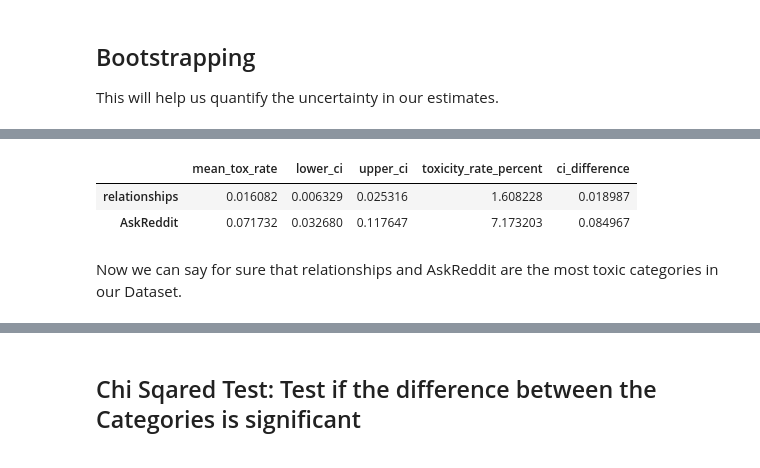
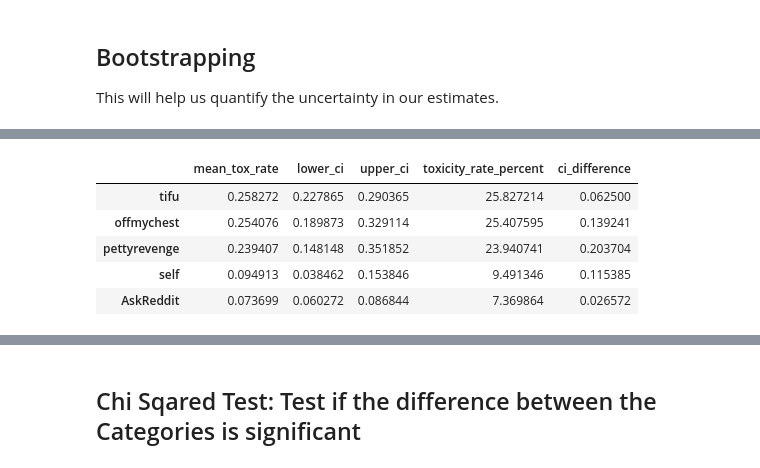
Before and after one commit to sinajaprlja/toxicity_analysis, a Jupyter notebook: src/analysis.ipynb, the cells around one changed output, grey strips where cells are left out. Drawn from its saved outputs; the diff is of its cells as text; code cells hidden in the pictures.

```diff
--- a/src/analysis.ipynb
+++ b/src/analysis.ipynb
@@ -203,6 +214,7 @@ toxic_categories = toxic_categories[toxic_categories > 0].index
 bootstrapped_results_toxic = bootstrap_toxicity(toxicity_analysis_df, toxic_categories)
 bootstrapped_results_toxic['toxicity_rate_percent'] = bootstrapped_results_toxic['mean_tox_rate'] * 100
 
+bootstrapped_results_toxic = bootstrapped_results_toxic.sort_values(by="toxicity_rate_percent", ascending=False)
 bootstrapped_results_toxic
 # %% [output]
 |  | mean_tox_rate | lower_ci | upper_ci | toxicity_rate_percent |
@@ -220,6 +238,9 @@ bootstrapped_results_toxic
 plt.figure(figsize=(12, 6))
 
 bootstrapped_results_toxic['hue'] = 'Toxicity'
+bootstrapped_results_toxic = bootstrapped_results_toxic.sort_values(by='toxicity_rate_percent', ascending=False)
+
+
 
 barplot = sns.barplot(x=bootstrapped_results_toxic.index,
                       y='toxicity_rate_percent',
@@ -259,8 +279,11 @@ The Relationships category has the lowest estimated toxicity rate of 1.59%, indi
 # Calculate the difference between upper and lower confidence intervals
 bootstrapped_results_toxic['ci_difference'] = bootstrapped_results_toxic['upper_ci'] - bootstrapped_results_toxic['lower_ci']
 
+threshold = 5
+sorted_df = bootstrapped_results_toxic[bootstrapped_results_toxic['toxicity_rate_percent'] > threshold]
+
 # Sort by the CI difference
-sorted_df = bootstrapped_results_toxic.sort_values(by='ci_difference')
+sorted_df = sorted_df.sort_values(by='toxicity_rate_percent', ascending=False)
 sorted_df = sorted_df.drop(columns=['hue'])
 
 sorted_df
@@ -279,9 +299,11 @@ sorted_df
 # %%
-narrow_ci_df = sorted_df[sorted_df['ci_difference'] < 0.1]
+narrow_ci_df = sorted_df[sorted_df['lower_ci'] != 0]
+narrow_ci_sorted = narrow_ci_df.sort_values(by='lower_ci', ascending=True)
 narrow_ci_df
 # %% [output]
 |  | mean_tox_rate | lower_ci | upper_ci | toxicity_rate_percent | ci_difference |
-| relationships | 0.016082 | 0.006329 | 0.025316 | 1.608228 | 0.018987 |
-| AskReddit | 0.071732 | 0.032680 | 0.117647 | 7.173203 | 0.084967 |
+| tifu | 0.258272 | 0.227865 | 0.290365 | 25.827214 | 0.062500 |
+| offmychest | 0.254076 | 0.189873 | 0.329114 | 25.407595 | 0.139241 |
+| pettyrevenge | 0.239407 | 0.148148 | 0.351852 | 23.940741 | 0.203704 |
+| self | 0.094913 | 0.038462 | 0.153846 | 9.491346 | 0.115385 |
+| AskReddit | 0.073699 | 0.060272 | 0.086844 | 7.369864 | 0.026572 |
-# %% [markdown]
-Now we can say for sure that relationships and AskReddit are the most toxic categories in our Dataset.
```
Also changed, not shown: parts of 54 cells of this notebook.
